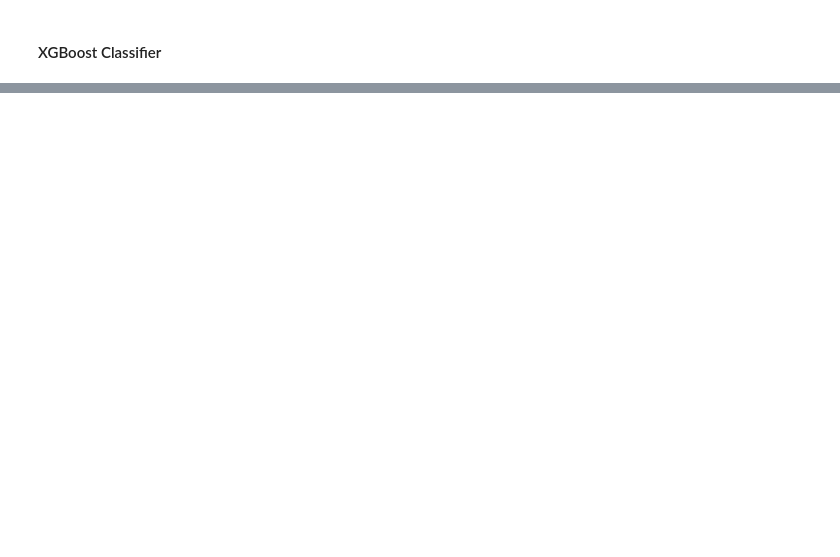
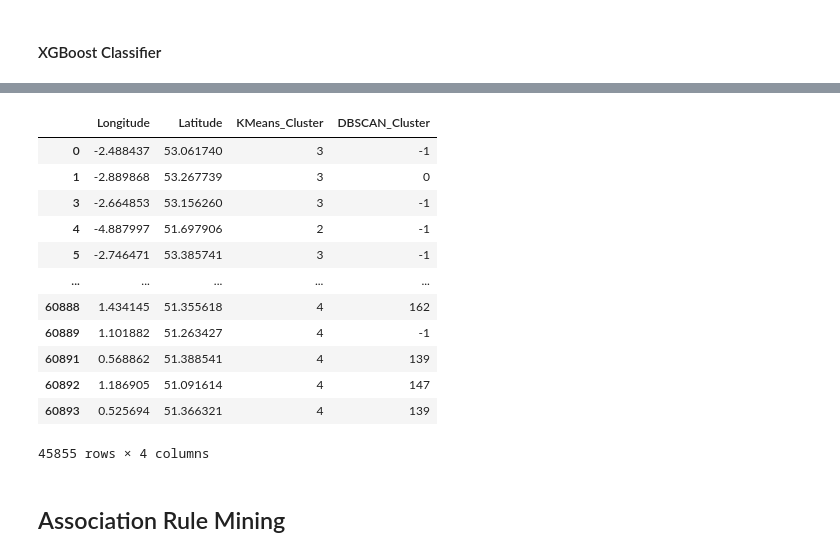
Before and after one commit to ArmanAghania/Road-Casualty-Statistics-and-Analysis, a Jupyter notebook: analysis.ipynb, the cells around one changed output, grey strips where cells are left out. Cells and saved outputs as stored; diff of their text form; code cells hidden in the pictures; blank space fills up the shorter version.

Commit message:
Prediction and Clustering Completed

```diff
--- a/analysis.ipynb
+++ b/analysis.ipynb
@@ -1604,0 +1644,3 @@ weighted avg       0.71      0.79      0.71     12179
+# %%
+X_geo = df[['Longitude', 'Latitude']].dropna()
+X_geo_km = X_geo[['Longitude', 'Latitude']]
@@ -1604,0 +1715,3 @@ weighted avg       0.71      0.79      0.71     12179
+# %%
+kmeans = KMeans(n_clusters=5, random_state=42)
+kmeans_clusters = kmeans.fit_predict(X_geo)
@@ -1604,0 +1722,3 @@ weighted avg       0.71      0.79      0.71     12179
+# %%
+dbscan = DBSCAN(eps=0.01, min_samples=10)
+dbscan_clusters = dbscan.fit_predict(X_geo_km)
@@ -1604,0 +1729,4 @@ weighted avg       0.71      0.79      0.71     12179
+# %%
+# Prepare the data for visualization
+X_geo['KMeans_Cluster'] = kmeans_clusters
+X_geo['DBSCAN_Cluster'] = dbscan_clusters
@@ -1604,0 +1756,16 @@ weighted avg       0.71      0.79      0.71     12179
+# %%
+X_geo
+# %% [output]
+|  | Longitude | Latitude | KMeans_Cluster | DBSCAN_Cluster |
+| 0 | -2.488437 | 53.061740 | 3 | -1 |
+| 1 | -2.889868 | 53.267739 | 3 | 0 |
+| 3 | -2.664853 | 53.156260 | 3 | -1 |
+| 4 | -4.887997 | 51.697906 | 2 | -1 |
+| 5 | -2.746471 | 53.385741 | 3 | -1 |
+| ... | ... | ... | ... | ... |
+| 60888 | 1.434145 | 51.355618 | 4 | 162 |
+| 60889 | 1.101882 | 51.263427 | 4 | -1 |
+| 60891 | 0.568862 | 51.388541 | 4 | 139 |
+| 60892 | 1.186905 | 51.091614 | 4 | 147 |
+| 60893 | 0.525694 | 51.366321 | 4 | 139 |
+45855 rows × 4 columns
@@ -1604,0 +1798,2 @@ weighted avg       0.71      0.79      0.71     12179
+# %% [markdown]
+## Association Rule Mining
```
Also changed, not shown: parts of 45 cells of this notebook, 4 other files.
